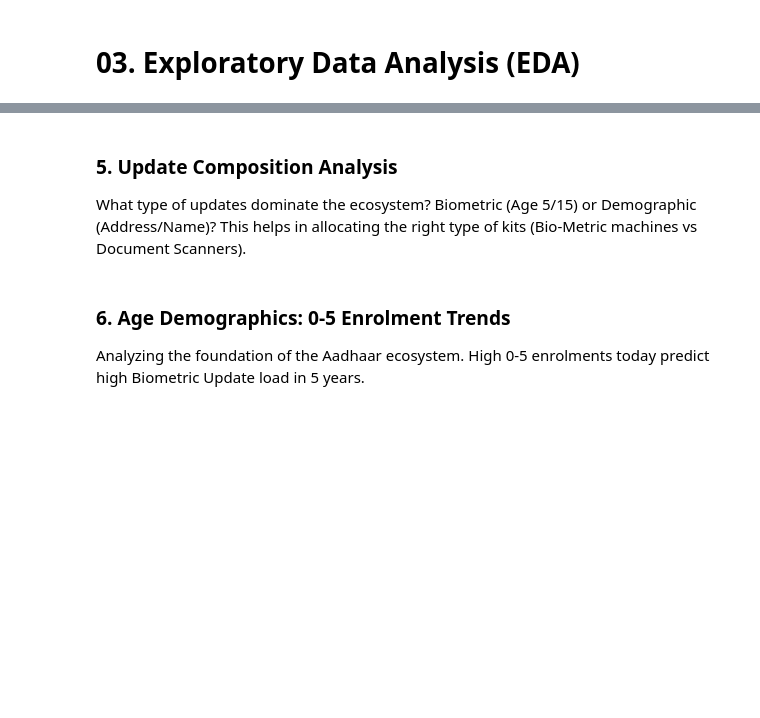
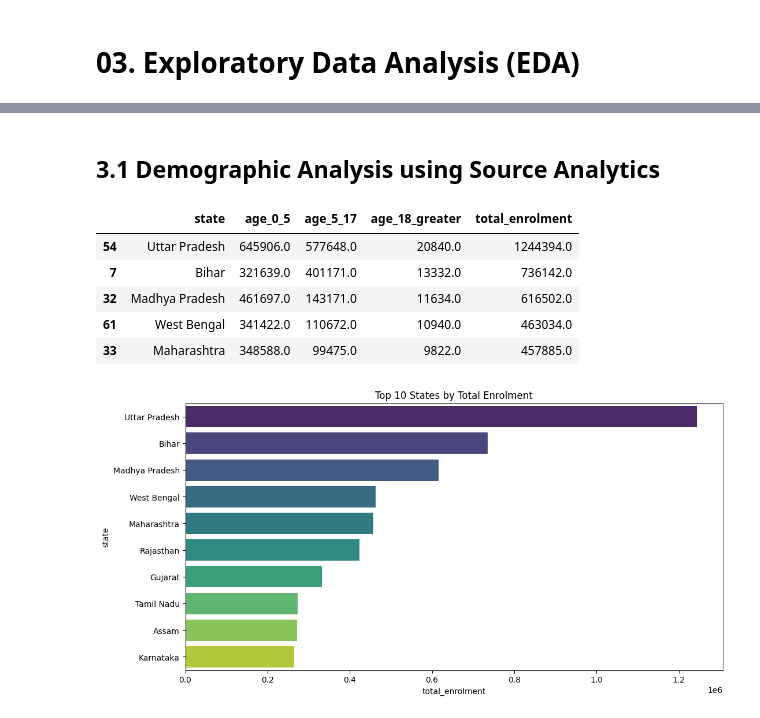
Before and after one commit to Kaustab2003/Aadhaar-Pulse-AI, a Jupyter notebook: notebooks/03_exploratory_analysis.ipynb, the cells around one changed output, grey strips where cells are left out. Cells and saved outputs as stored; diff of their text form; code cells hidden in the pictures; blank space fills up the shorter version.

```diff
--- a/notebooks/03_exploratory_analysis.ipynb
+++ b/notebooks/03_exploratory_analysis.ipynb
@@ -3,15 +22,10 @@
 # %%
-import pandas as pd
-import seaborn as sns
-import matplotlib.pyplot as plt
-import os
-import plotly.express as px
-
 # Load Processed Data
-processed_path = os.path.join("..", "data", "processed", "merged_master_table.csv")
-df = pd.read_csv(processed_path)
-df['date'] = pd.to_datetime(df['date'])
-print("Data Loaded:", df.shape)
-
-# Summary Stats
-display(df.describe())
+processed_path = os.path.join(project_root, 'data', 'processed', 'merged_master_table.csv')
+if os.path.exists(processed_path):
+    df = pd.read_csv(processed_path)
+    if 'date' in df.columns:
+        df['date'] = pd.to_datetime(df['date'])
+    print(f"Data Loaded: {df.shape}")
+else:
+    print("Error: Processed data not found. Please run run_pipeline.py first.")
@@ -75,4 +33,0 @@ fig.show()
-# %% [markdown]
-### 5. Update Composition Analysis
-What type of updates dominate the ecosystem? Biometric (Age 5/15) or Demographic (Address/Name)?
-This helps in allocating the right type of kits (Bio-Metric machines vs Document Scanners).
@@ -104,3 +33,0 @@ fig.show()
-# %% [markdown]
-### 6. Age Demographics: 0-5 Enrolment Trends
-Analyzing the foundation of the Aadhaar ecosystem. High 0-5 enrolments today predict high Biometric Update load in 5 years.
@@ -127,0 +34,22 @@ fig.show()
+# %% [markdown]
+## 3.1 Demographic Analysis using Source Analytics
+# %%
+from src.analytics import enrolment_analysis
+
+# State Statistics
+state_stats = enrolment_analysis.get_state_enrolment_stats(df)
+display(state_stats.head())
+
+# Plot Top 10 States by Enrolment
+plt.figure(figsize=(12, 6))
+sns.barplot(data=state_stats.head(10), x='total_enrolment', y='state', palette='viridis')
+plt.title('Top 10 States by Total Enrolment')
+plt.show()
+# %% [output]
+|  | state | age_0_5 | age_5_17 | age_18_greater | total_enrolment |
+| 54 | Uttar Pradesh | 645906.0 | 577648.0 | 20840.0 | 1244394.0 |
+| 7 | Bihar | 321639.0 | 401171.0 | 13332.0 | 736142.0 |
+| 32 | Madhya Pradesh | 461697.0 | 143171.0 | 11634.0 | 616502.0 |
+| 61 | West Bengal | 341422.0 | 110672.0 | 10940.0 | 463034.0 |
+| 33 | Maharashtra | 348588.0 | 99475.0 | 9822.0 | 457885.0 |
+[figure, added]
```
Also changed, not shown: parts of 15 cells of this notebook, 17 other files.
